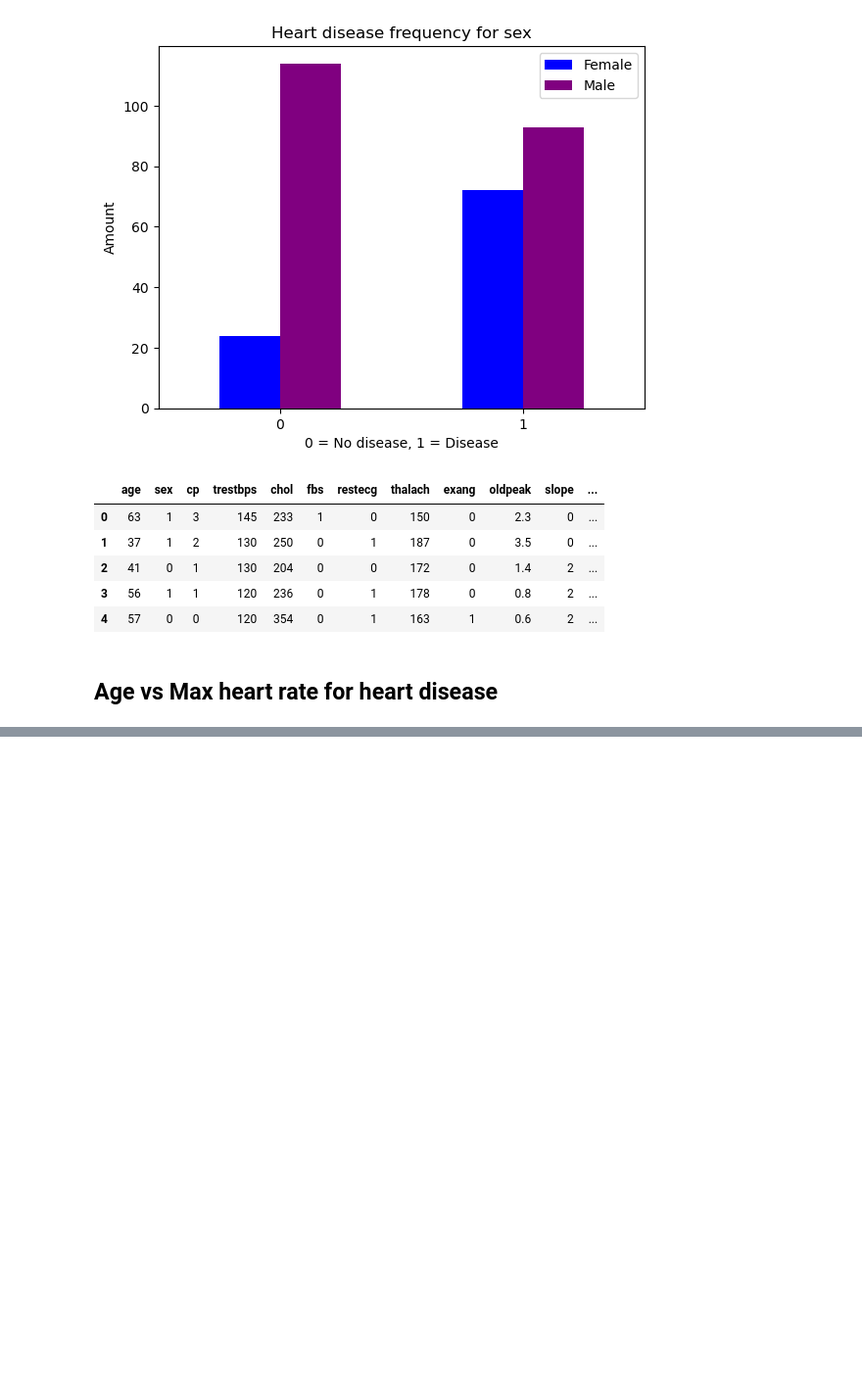
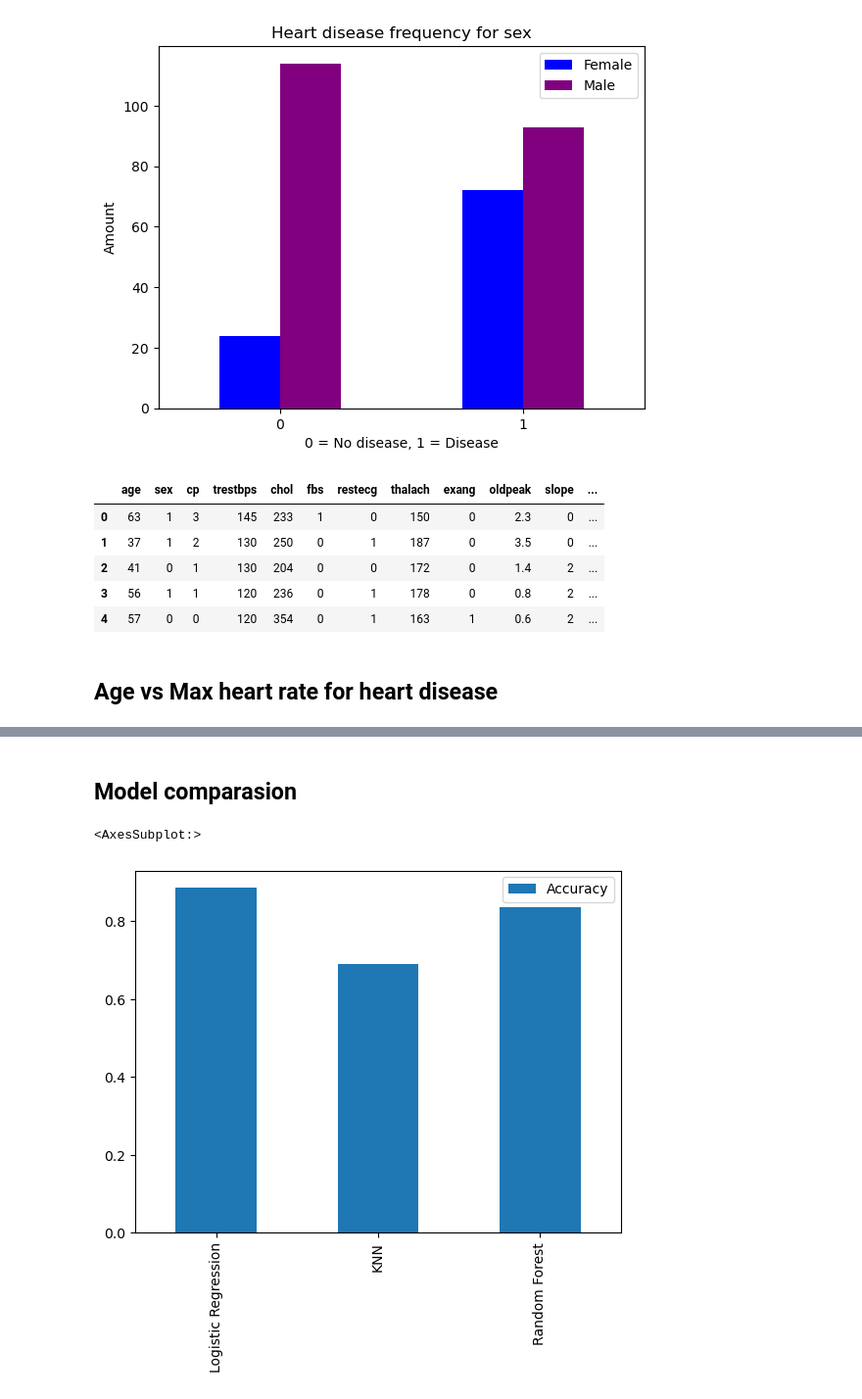
Before and after one commit to Bianchi446/machineLearning-Python, a Jupyter notebook: sample-project/Section-3-Structured-data-projects/Untitled.ipynb, the cells around one changed output, grey strips where cells are left out. Shown: that part at 98% size. Drawn from its saved outputs; the diff is of its cells as text; code cells hidden in the pictures; blank space fills up the shorter version.

```diff
--- a/sample-project/Section-3-Structured-data-projects/Untitled.ipynb
+++ b/sample-project/Section-3-Structured-data-projects/Untitled.ipynb
@@ -420,0 +425,37 @@ X_train
+# %%
+# Put models in a dictionary
+
+models = {"Logistic Regression" : LogisticRegression(),
+         "KNN" : KNeighborsClassifier(),
+         "Random Forest" : RandomForestClassifier()}
+
+# Create a function to fit and score models
+
+def fit_and_score(models, X_train, X_test, y_train, y_test):
+    """
+    Fits and evaluate given ML models
+    """
+
+    np.random.seed(42)
+
+    # Make a dictionary to keep model scores
+
+    model_scores = {}
+
+    # Loop through models
+
+    for name, model in models.items():
+        model.fit(X_train, y_train)
+
+        # Evalaute the models
+
+        model_scores[name] = model.score(X_test, y_test)
+
+    return model_scores
+# %%
+model_scores = fit_and_score(models=models,
+                            X_train=X_train,
+                            X_test=X_test,
+                            y_train=y_train,
+                            y_test=y_test)
+model_scores
@@ -420,0 +473,8 @@ X_train
+# %% [markdown]
+## Model comparasion
+# %%
+model_compare = pd.DataFrame(model_scores, index=["Accuracy"])
+model_compare.T.plot.bar()
+# %% [output]
+<AxesSubplot:>
+[figure, added]
```
Also changed, not shown: parts of 40 cells of this notebook.
